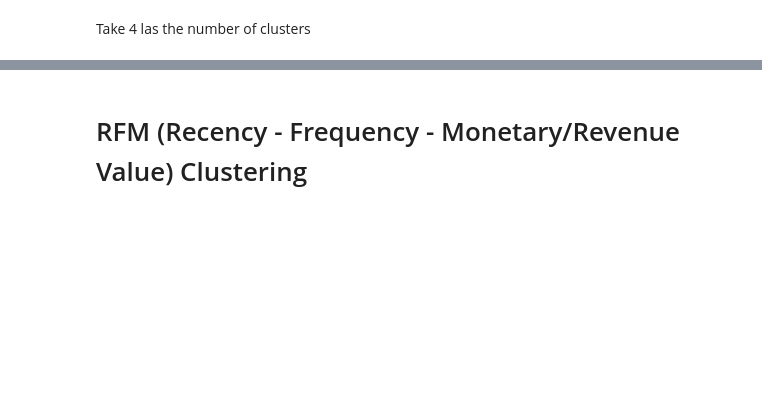
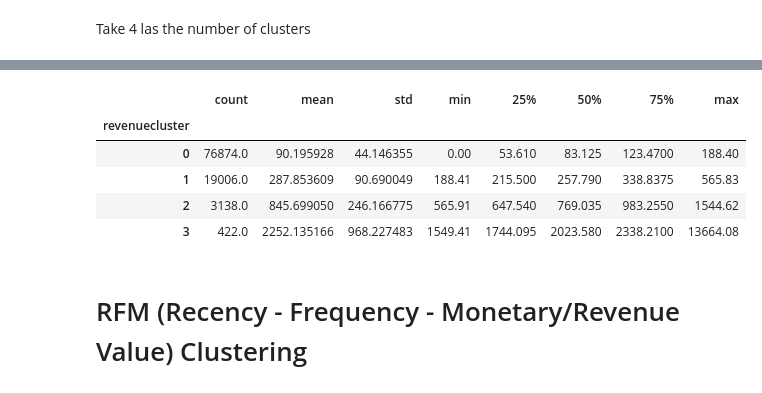
Before and after one commit to anhphuongnguyenquynh/mlops-ml-ecommerce-customers, a Jupyter notebook: ml-labs/customer_lifetime_value_prediction.ipynb, the cells around one changed output, grey strips where cells are left out. Saved outputs shown, nothing was run; the diff lists cells and outputs as text; code cells hidden in the pictures; blank space fills up the shorter version.

```diff
--- a/ml-labs/customer_lifetime_value_prediction.ipynb
+++ b/ml-labs/customer_lifetime_value_prediction.ipynb
@@ -315,2 +341,11 @@ olist_customers_revenue.groupby('revenuecluster')['revenue'].describe()
+# %%
+olist_orders_revenue_ordered.groupby('revenuecluster')['revenue'].describe()
+# %% [output]
+|  | count | mean | std | min | 25% | 50% | 75% | max |
+| revenuecluster |  |  |  |  |  |  |  |  |
+| 0 | 76874.0 | 90.195928 | 44.146355 | 0.00 | 53.610 | 83.125 | 123.4700 | 188.40 |
+| 1 | 19006.0 | 287.853609 | 90.690049 | 188.41 | 215.500 | 257.790 | 338.8375 | 565.83 |
+| 2 | 3138.0 | 845.699050 | 246.166775 | 565.91 | 647.540 | 769.035 | 983.2550 | 1544.62 |
+| 3 | 422.0 | 2252.135166 | 968.227483 | 1549.41 | 1744.095 | 2023.580 | 2338.2100 | 13664.08 |
 # %% [markdown]
 # RFM (Recency - Frequency - Monetary/Revenue Value) Clustering
```
Also changed, not shown: parts of 34 cells of this notebook.
